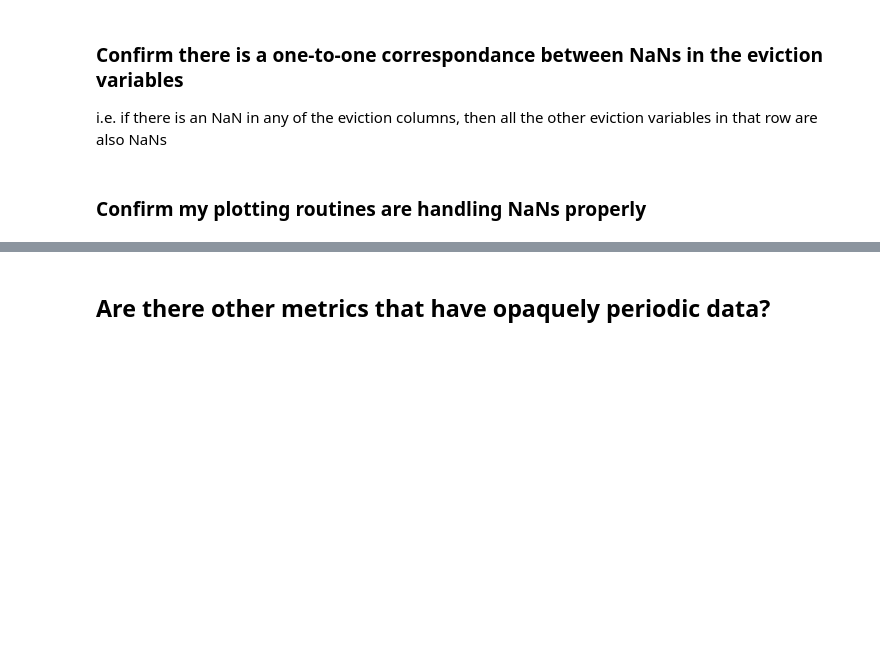
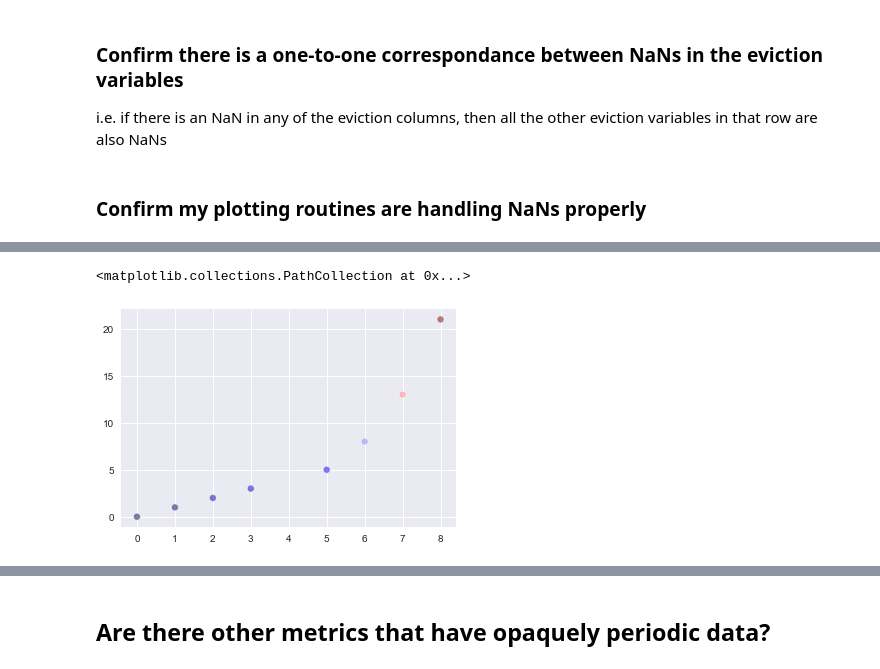
Before and after one commit to paulo-g-martinez/eviction-lab-tn-nss-capstone, a Jupyter notebook: enhancing-statistical-rigor.ipynb, the cells around one changed output, grey strips where cells are left out. Saved outputs shown, nothing was run; the diff lists cells and outputs as text; code cells hidden in the pictures; blank space fills up the shorter version.

```diff
--- a/enhancing-statistical-rigor.ipynb
+++ b/enhancing-statistical-rigor.ipynb
@@ -170,0 +178,5 @@ py.iplot(data)
+# %%
+plt.scatter(xi, yi, edgecolors = 'white', linewidths= 1, alpha = .5, c = yi/2, cmap = 'seismic')
+# %% [output]
+<matplotlib.collections.PathCollection at 0x...>
+[figure, added]
```
Also changed, not shown: parts of 2 cells of this notebook.
